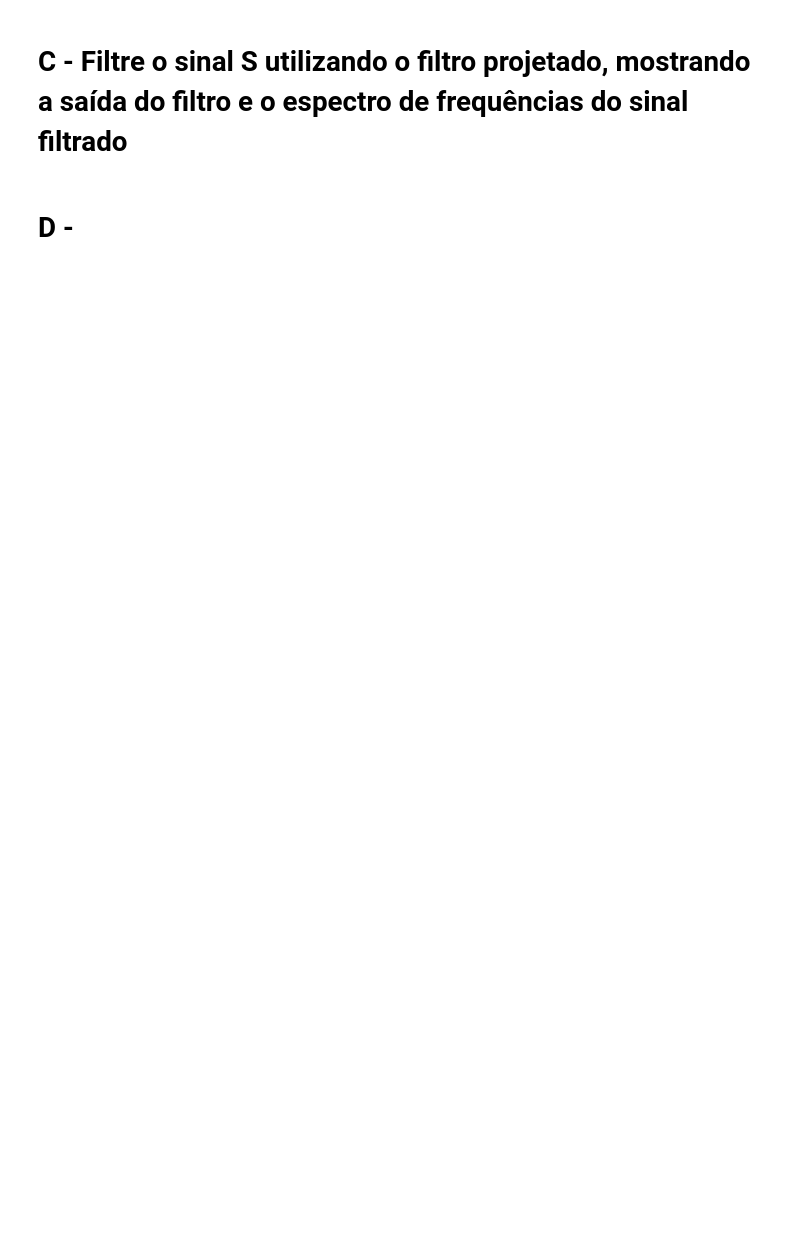
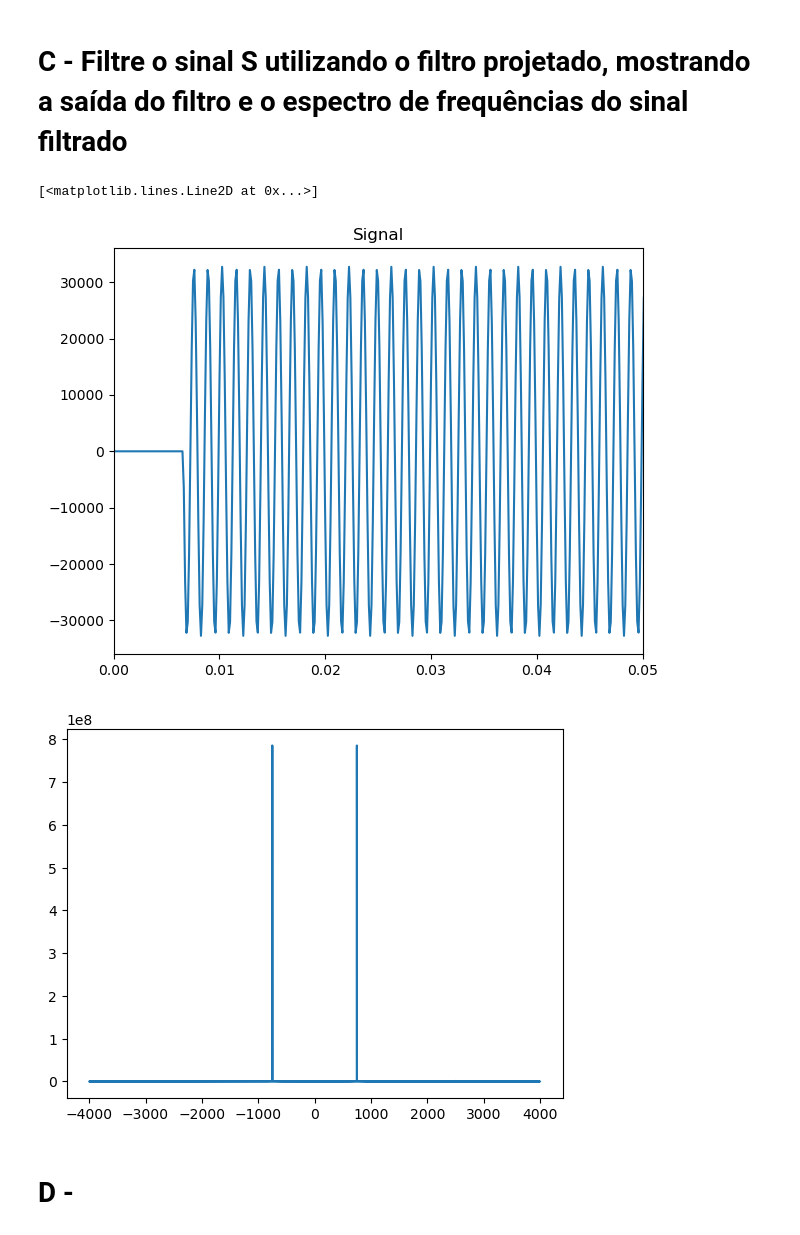
Before and after one commit to derick-amontagna/master-degree-ufsc-electrical-engineering, a Jupyter notebook: PSB/T1/ex03.ipynb, the cells around one changed output. Saved outputs shown, nothing was run; the diff lists cells and outputs as text; code cells hidden in the pictures; blank space fills up the shorter version.

```diff
--- a/PSB/T1/ex03.ipynb
+++ b/PSB/T1/ex03.ipynb
@@ -67,2 +107,19 @@ plt.plot(f, y_mag)
+# %%
+signal_filter = window_hamming_low_pass(signal, 1500, 500, 8000, 6)
+
+fig, ax = plt.subplots()
+ax.plot(t, signal_filter)
+ax.set_title('Signal')
+ax.set_xlim(0, 0.05)
+plt.tight_layout()
+
+fig, ax = plt.subplots()
+yf_filter = fft(signal_filter)
+xf_filter = fftfreq(N, 1 / fs)
+ax.plot(xf_filter, np.abs(yf_filter))
+# %% [output]
+[<matplotlib.lines.Line2D at 0x...>]
+[figure, added]
+[figure, added]
 # %% [markdown]
 # D -
```
Also changed, not shown: parts of 5 cells of this notebook.
